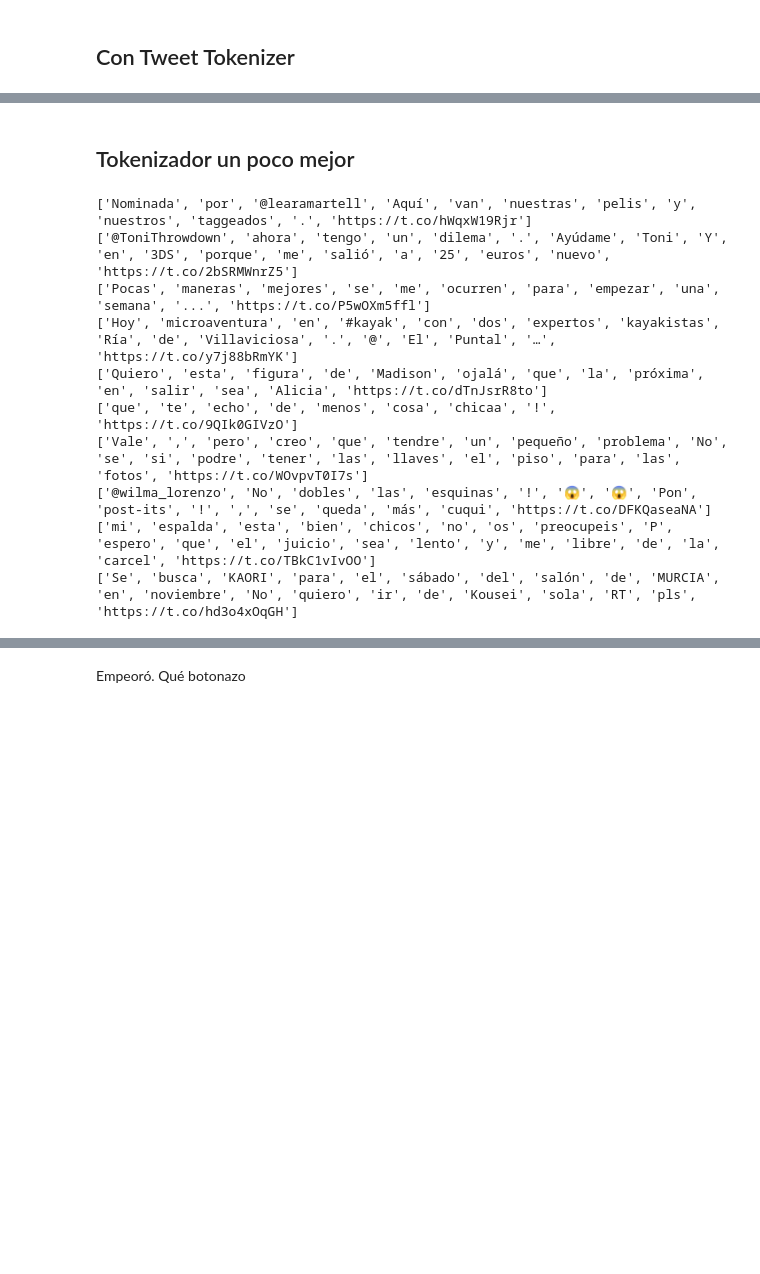
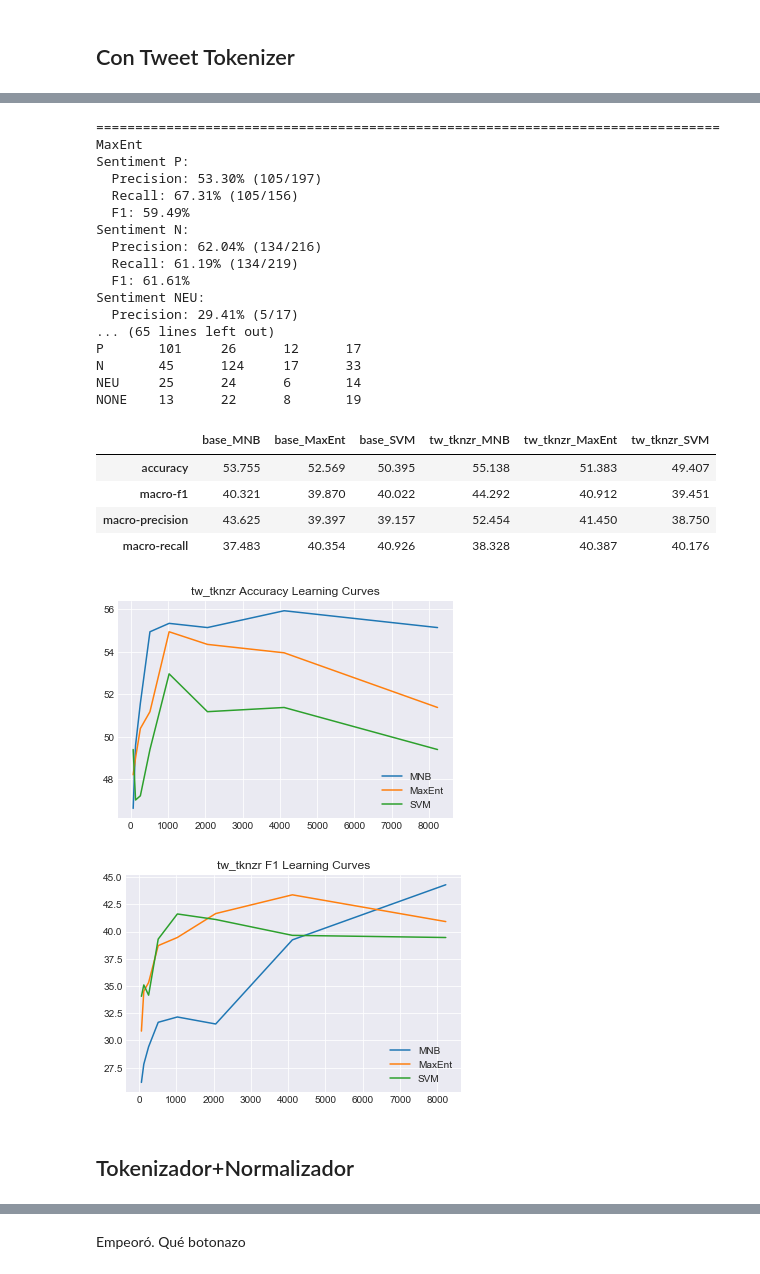
Before and after one commit to finiteautomata/PLN-UBA2018, a Jupyter notebook: notebooks/classifiers.ipynb, the cells around one changed output, grey strips where cells are left out. Saved outputs shown, nothing was run; the diff lists cells and outputs as text; code cells hidden in the pictures; blank space fills up the shorter version.

```diff
--- a/notebooks/classifiers.ipynb
+++ b/notebooks/classifiers.ipynb
@@ -5,20 +3,14 @@
 # %%
+%matplotlib inline
+
 from sentiment.tass import InterTASSReader, GeneralTASSReader
 from sentiment.baselines import MostFrequent
 from sentiment.classifier import SentimentClassifier
 from sentiment.evaluator import Evaluator
+import pandas as pd
 
-def print_evaluation(model, y_cv, y_pred):
-    # evaluate and print
-    evaluator = Evaluator()
-    evaluator.evaluate(y_cv, y_pred)
-    evaluator.print_results()
-    evaluator.print_confusion_matrix()
+pd.options.display.precision = 3
 
-    # detailed confusion matrix, for result analysis
-    cm_items = defaultdict(list)
-    for i, (true, pred) in enumerate(zip(y_cv, y_pred)):
-        cm_items[true, pred] += [i]
 
 def learning_curve(model, X, y, X_cv, y_cv):
     """
@@ -171,2 +152,40 @@ NONE    102     82      13      77
+# %%
+from nltk.tokenize import TweetTokenizer
+tokenizer = TweetTokenizer()
+base_steps = [
+    ('vect', CountVectorizer(tokenizer=tokenizer.tokenize)),
+]
+
+name = "tw_tknzr"
+
+analysis.update(do_full_analysis(base_steps, clf_classes, name))
+
+
+pd.DataFrame(analysis)
+# %% [output]
+================================================================================
+MaxEnt
+Sentiment P:
+  Precision: 53.30% (105/197)
+  Recall: 67.31% (105/156)
+  F1: 59.49%
+Sentiment N:
+  Precision: 62.04% (134/216)
+  Recall: 61.19% (134/219)
+  F1: 61.61%
+Sentiment NEU:
+  Precision: 29.41% (5/17)
+... (65 lines left out)
+P       101     26      12      17
+N       45      124     17      33
+NEU     25      24      6       14
+NONE    13      22      8       19
+|  | base_MNB | base_MaxEnt | base_SVM | tw_tknzr_MNB | tw_tknzr_MaxEnt | tw_tknzr_SVM |
+| accuracy | 53.755 | 52.569 | 50.395 | 55.138 | 51.383 | 49.407 |
+| macro-f1 | 40.321 | 39.870 | 40.022 | 44.292 | 40.912 | 39.451 |
+| macro-precision | 43.625 | 39.397 | 39.157 | 52.454 | 41.450 | 38.750 |
+| macro-recall | 37.483 | 40.354 | 40.926 | 38.328 | 40.387 | 40.176 |
+[figure, added]
+[figure, added]
 # %% [markdown]
-## Tokenizador un poco mejor
+## Tokenizador+Normalizador
@@ -179,17 +191,0 @@ tweets = tweet_with_urls[:10]
-# %%
-from nltk.tokenize import TweetTokenizer
-tknzr = TweetTokenizer()
-
-for tw in tweets:
-    print(tknzr.tokenize(tw))
-# %% [output]
-['Nominada', 'por', '@learamartell', 'Aquí', 'van', 'nuestras', 'pelis', 'y', 'nuestros', 'taggeados', '.', 'https://t.co/hWqxW19Rjr']
-['@ToniThrowdown', 'ahora', 'tengo', 'un', 'dilema', '.', 'Ayúdame', 'Toni', 'Y', 'en', '3DS', 'porque', 'me', 'salió', 'a', '25', 'euros', 'nuevo', 'https://t.co/2bSRMWnrZ5']
-['Pocas', 'maneras', 'mejores', 'se', 'me', 'ocurren', 'para', 'empezar', 'una', 'semana', '...', 'https://t.co/P5wOXm5ffl']
-['Hoy', 'microaventura', 'en', '#kayak', 'con', 'dos', 'expertos', 'kayakistas', 'Ría', 'de', 'Villaviciosa', '.', '@', 'El', 'Puntal', '…', 'https://t.co/y7j88bRmYK']
-['Quiero', 'esta', 'figura', 'de', 'Madison', 'ojalá', 'que', 'la', 'próxima', 'en', 'salir', 'sea', 'Alicia', 'https://t.co/dTnJsrR8to']
-['que', 'te', 'echo', 'de', 'menos', 'cosa', 'chicaa', '!', 'https://t.co/9QIk0GIVzO']
-['Vale', ',', 'pero', 'creo', 'que', 'tendre', 'un', 'pequeño', 'problema', 'No', 'se', 'si', 'podre', 'tener', 'las', 'llaves', 'el', 'piso', 'para', 'las', 'fotos', 'https://t.co/WOvpvT0I7s']
-['@wilma_lorenzo', 'No', 'dobles', 'las', 'esquinas', '!', '😱', '😱', 'Pon', 'post-its', '!', ',', 'se', 'queda', 'más', 'cuqui', 'https://t.co/DFKQaseaNA']
-['mi', 'espalda', 'esta', 'bien', 'chicos', 'no', 'os', 'preocupeis', 'P', 'espero', 'que', 'el', 'juicio', 'sea', 'lento', 'y', 'me', 'libre', 'de', 'la', 'carcel', 'https://t.co/TBkC1vIvOO']
-['Se', 'busca', 'KAORI', 'para', 'el', 'sábado', 'del', 'salón', 'de', 'MURCIA', 'en', 'noviembre', 'No', 'quiero', 'ir', 'de', 'Kousei', 'sola', 'RT', 'pls', 'https://t.co/hd3o4xOqGH']
```
Also changed, not shown: parts of 18 cells of this notebook, 23 other files.
